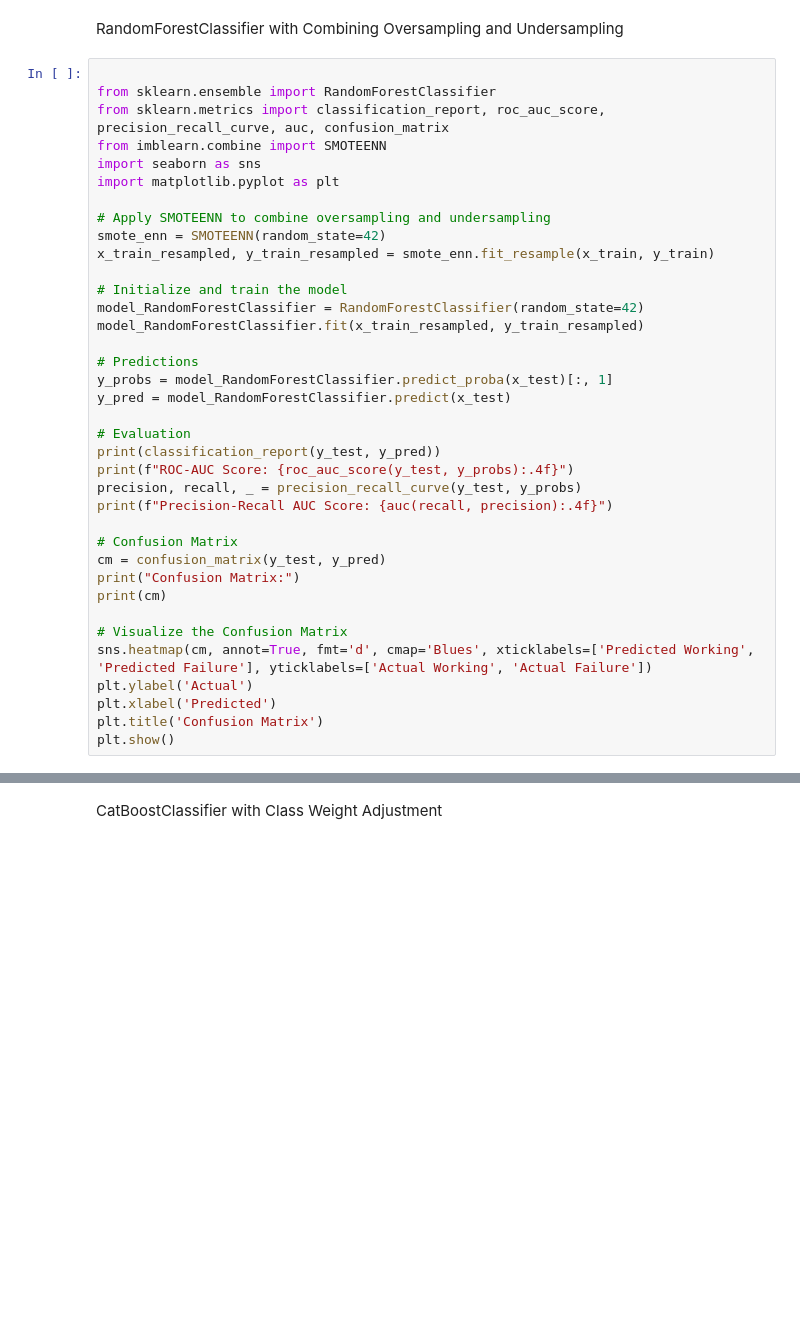
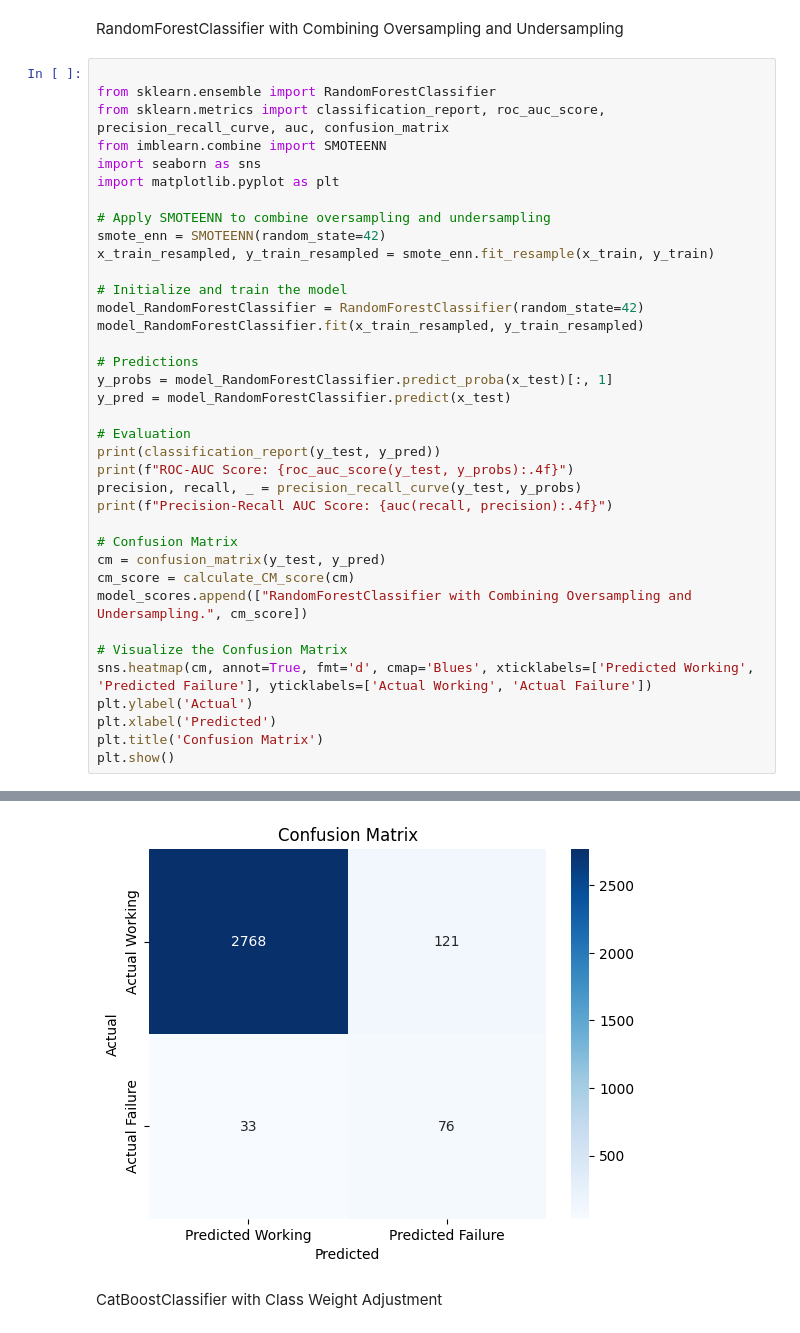
Before and after one commit to ibrahimgb/machine-predictive-maintenance, a Jupyter notebook: PredictiveMaintenance.ipynb, the cells around one changed output, grey strips where cells are left out. Saved outputs shown, nothing was run; the diff lists cells and outputs as text; blank space fills up the shorter version.

```diff
--- a/PredictiveMaintenance.ipynb
+++ b/PredictiveMaintenance.ipynb
@@ -464,8 +486,8 @@ print(f"Precision-Recall AUC Score: {auc(recall, precision):.4f}")
 
 # Confusion Matrix
 cm = confusion_matrix(y_test, y_pred)
-print("Confusion Matrix:")
-print(cm)
+cm_score = calculate_CM_score(cm)
+model_scores.append(["RandomForestClassifier with Combining Oversampling and Undersampling.", cm_score])
 
 # Visualize the Confusion Matrix
 sns.heatmap(cm, annot=True, fmt='d', cmap='Blues', xticklabels=['Predicted Working', 'Predicted Failure'], yticklabels=['Actual Working', 'Actual Failure'])
@@ -473,3 +495,4 @@ plt.ylabel('Actual')
 plt.xlabel('Predicted')
 plt.title('Confusion Matrix')
 plt.show()
+# %% [output]
@@ -476,3 +511,4 @@ plt.show()
+[figure, added]
 # %% [markdown]
 CatBoostClassifier with Class Weight Adjustment
 # %%
```
Also changed, not shown: parts of 23 cells of this notebook.
